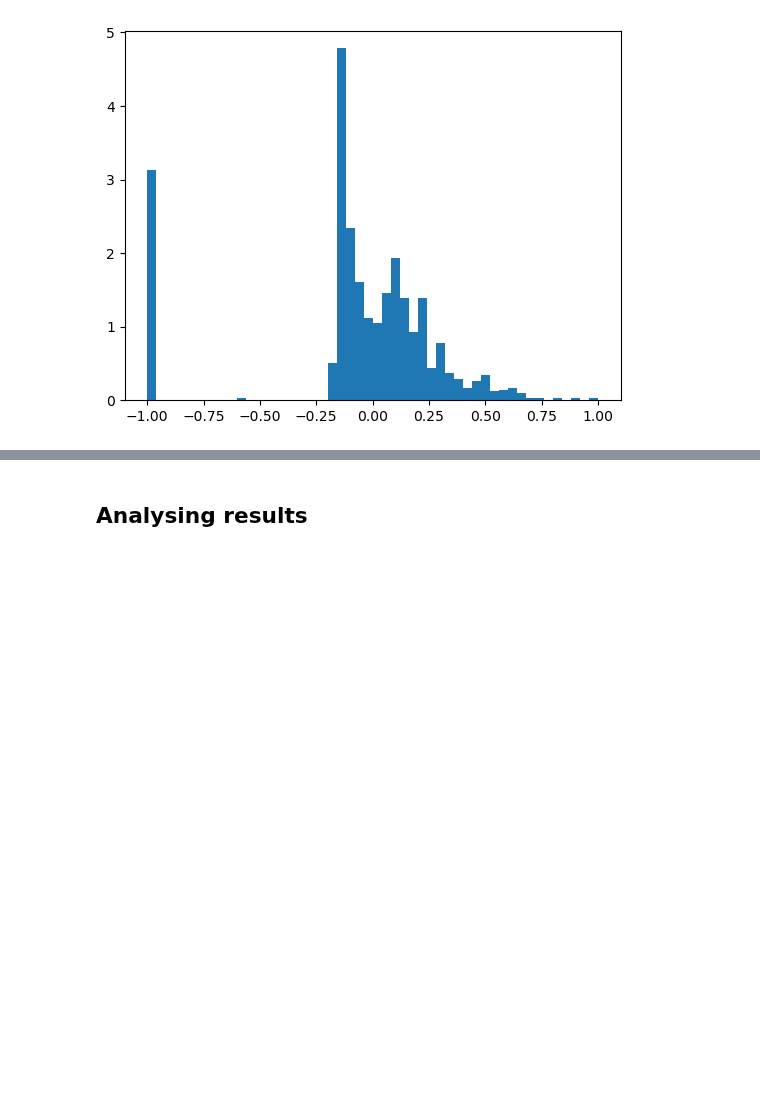
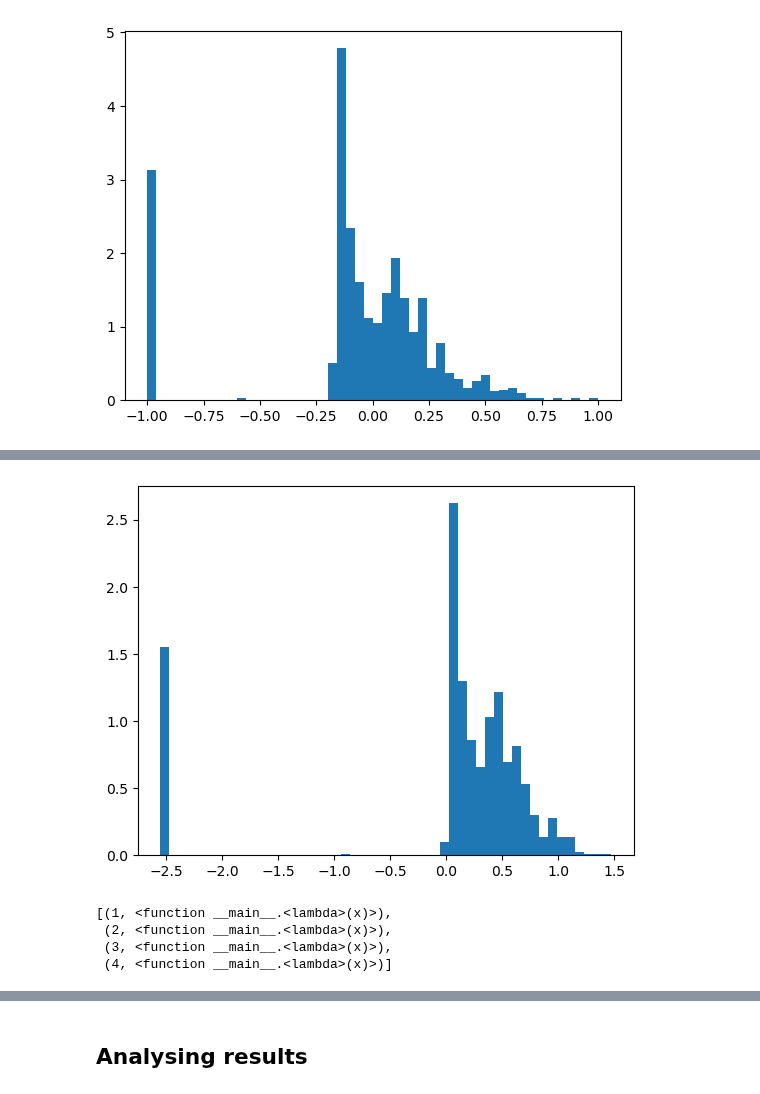
Before and after one commit to marcusGH/edain_paper, a Jupyter notebook: notebooks/static_preprocessing_classes.ipynb, the cells around one changed output, grey strips where cells are left out. Cells and saved outputs as stored; diff of their text form; code cells hidden in the pictures; blank space fills up the shorter version.

```diff
--- a/notebooks/static_preprocessing_classes.ipynb
+++ b/notebooks/static_preprocessing_classes.ipynb
@@ -153,0 +221,15 @@ plt.show()
+# %%
+log_min_max = LogStandardScaleTimeSeries(alpha=0.03)
+X_new = log_min_max.fit_transform(X, y)
+plt.hist(X_new[:, 1, 12], bins=50, density=True)
+plt.show()
+# %% [output]
+[figure, added]
+# %%
+temp = list(zip([1, 2, 3, 4], [lambda x: LogStandardScaleTimeSeries(x)] * 4))
+temp
+# %% [output]
+[(1, <function __main__.<lambda>(x)>),
+ (2, <function __main__.<lambda>(x)>),
+ (3, <function __main__.<lambda>(x)>),
+ (4, <function __main__.<lambda>(x)>)]
```
Also changed, not shown: parts of 11 cells of this notebook, 3 other files.
